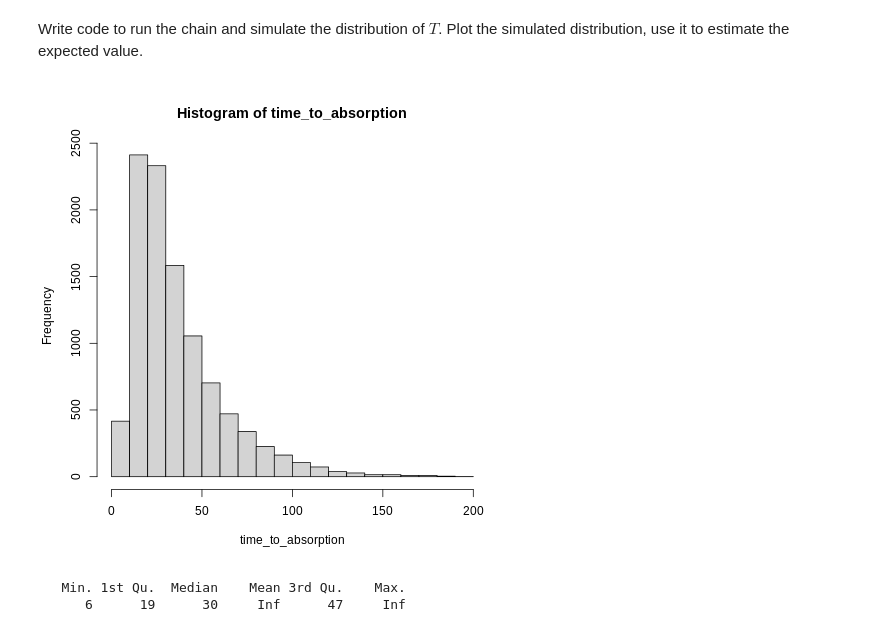
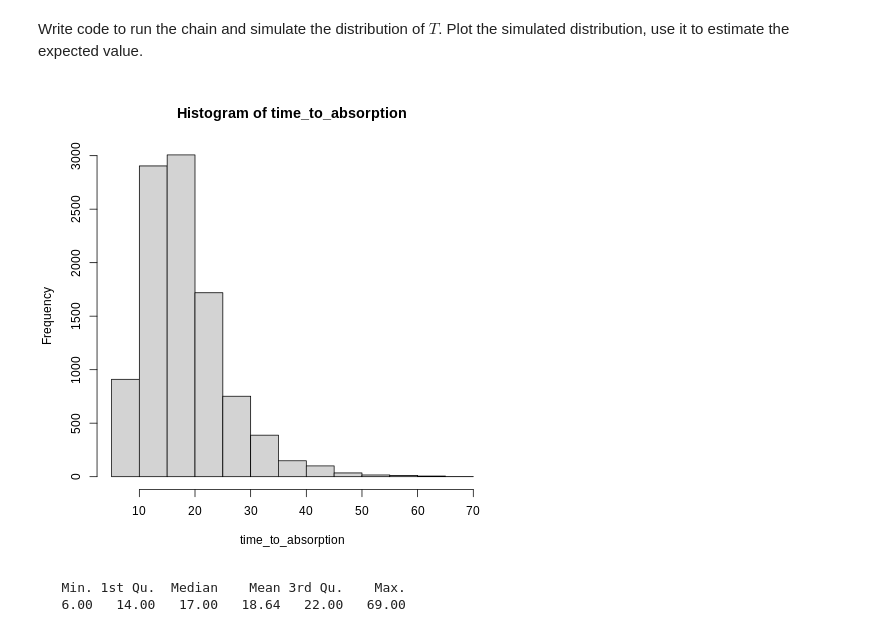
Before and after one commit to NRJaggers/Applied-Stochastic-Processes, a Jupyter notebook: Applications/4-Chutes_and_Ladders_and_MCMC/Chutes_and_Ladders_and_MCMC.ipynb, the cells around one changed output. Drawn from its saved outputs; the diff is of its cells as text; code cells hidden in the pictures.

```diff
--- a/Applications/4-Chutes_and_Ladders_and_MCMC/Chutes_and_Ladders_and_MCMC.ipynb
+++ b/Applications/4-Chutes_and_Ladders_and_MCMC/Chutes_and_Ladders_and_MCMC.ipynb
@@ -564,24 +564,24 @@ Write code to run the chain and simulate the distribution of $T$. Plot the simul
 # %%
 %%R
 pi0 <- rep(0, 101)
 pi0[101] <- 1
 
 absorbing_states = which(diag(Pgame_min) == 1)
 
 n_rep = 10000
 time_to_absorption = rep(NA, n_rep)
 
 for (i in 1:n_rep) {
-  x = simulate_single_DTMC_path(pi0, Pgame, last_time = 200)
+  x = simulate_single_DTMC_path(pi0, Pgame_min, last_time = 200)
   time_to_absorption[i] = min(which(x %in% absorbing_states))
 }
 
 hist(time_to_absorption)
 # %% [output]
-[figure, old version]
+[figure, new version]
 # %%
 %%R
 summary(time_to_absorption)
 # %% [output]
    Min. 1st Qu.  Median    Mean 3rd Qu.    Max.
-      6      19      30     Inf      47     Inf
+   6.00   14.00   17.00   18.64   22.00   69.00
```
